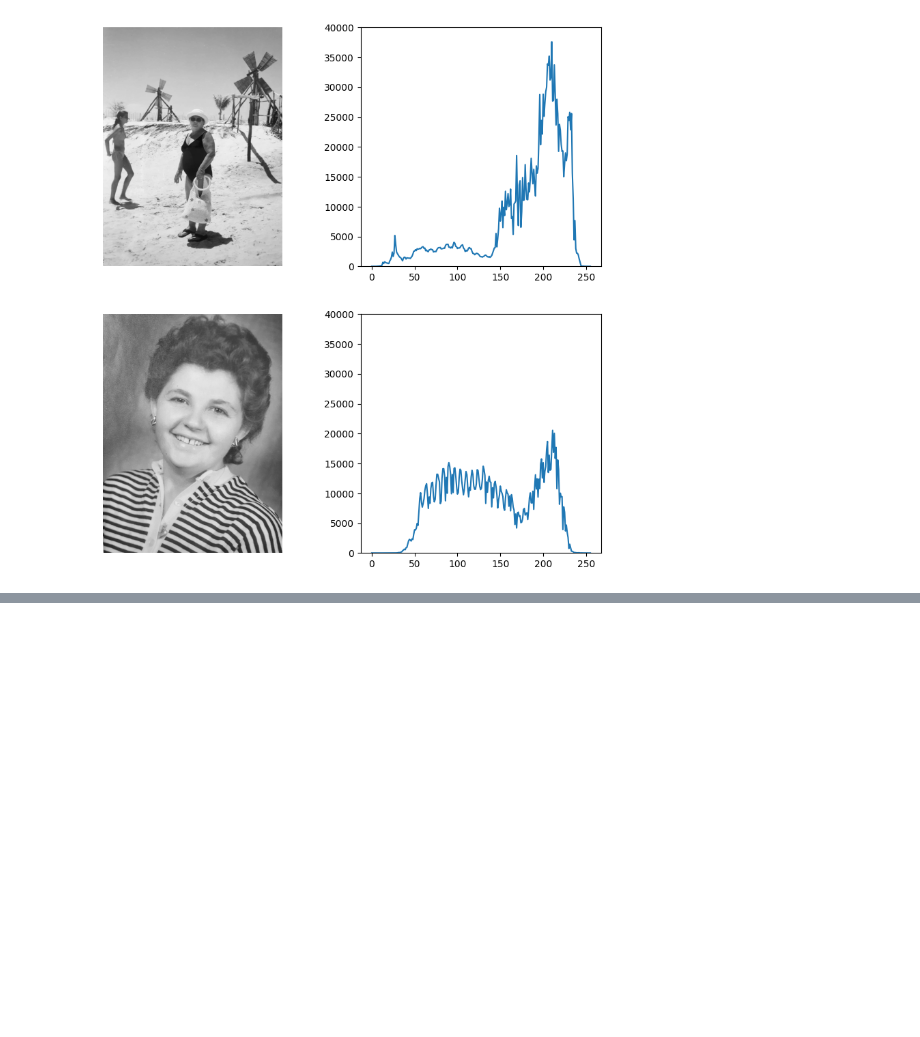
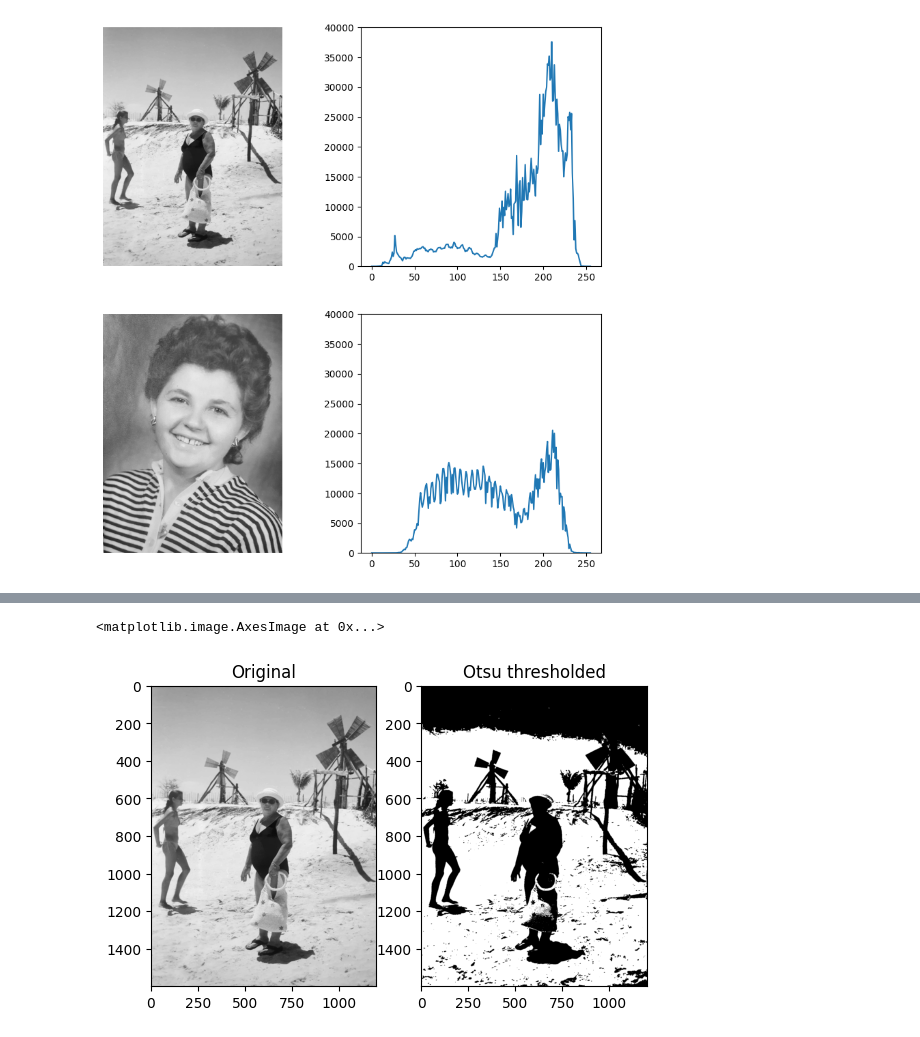
Before and after one commit to JoaoDell/Natural-Artificial-Vision, a Jupyter notebook: examples/basic_operations.ipynb, the cells around one changed output, grey strips where cells are left out. Saved outputs shown, nothing was run; the diff lists cells and outputs as text; code cells hidden in the pictures; blank space fills up the shorter version.

```diff
--- a/examples/basic_operations.ipynb
+++ b/examples/basic_operations.ipynb
@@ -204,0 +329,11 @@ plt.plot(val2, counts2)
+# %%
+plt.subplot(121)
+plt.title("Original")
+plt.imshow(img, cmap = "gray")
+
+plt.subplot(122)
+plt.title("Otsu thresholded")
+plt.imshow(otsu_thresholding(img), cmap = "gray")
+# %% [output]
+<matplotlib.image.AxesImage at 0x...>
+[figure, added]
```
Also changed, not shown: parts of 6 cells of this notebook.
